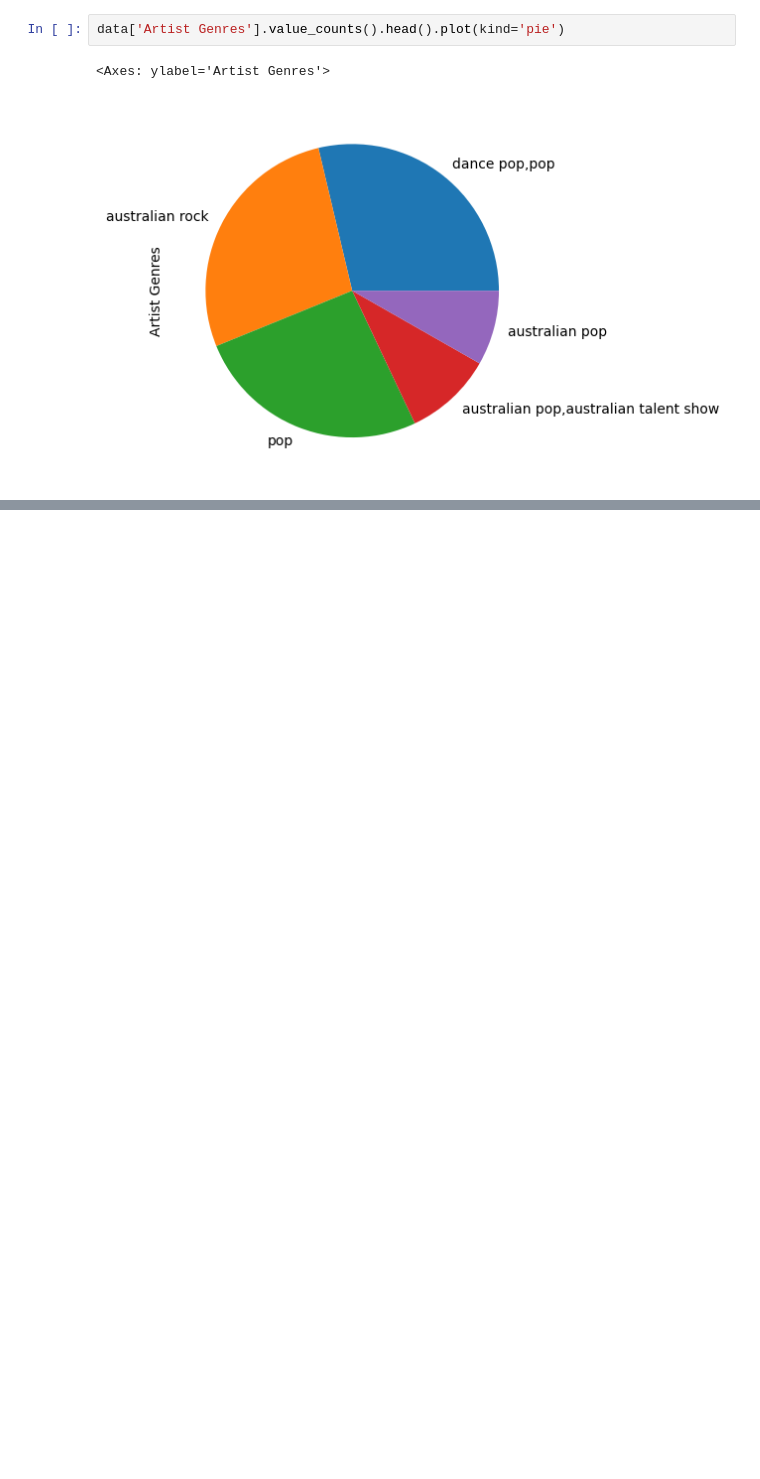
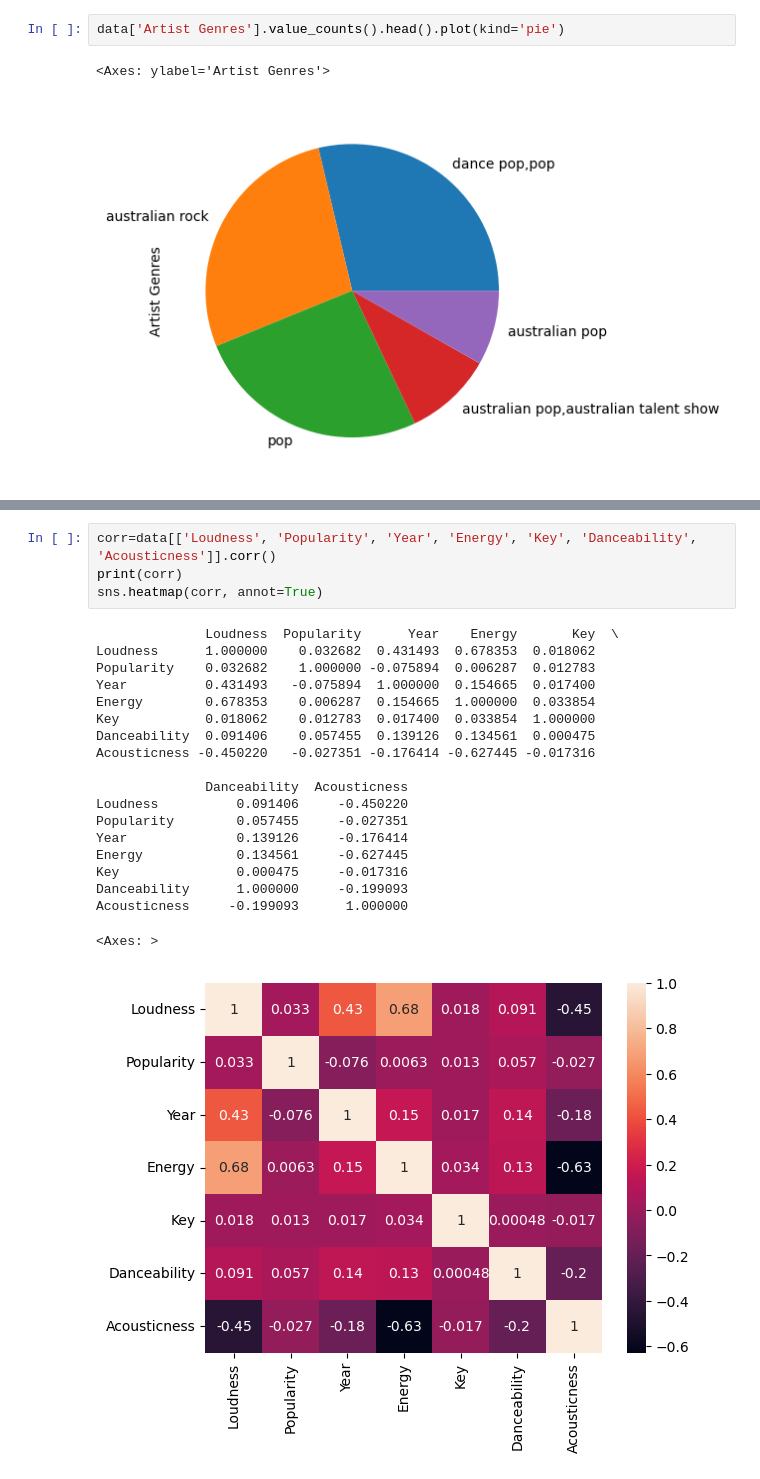
Before and after one commit to jcason5/TP1_SM_JC, a Jupyter notebook: TP1_SM_JC.ipynb, the cells around one changed output, grey strips where cells are left out. Drawn from its saved outputs; the diff is of its cells as text; blank space fills up the shorter version.

```diff
--- a/TP1_SM_JC.ipynb
+++ b/TP1_SM_JC.ipynb
@@ -65,0 +111,24 @@ data['Artist Genres'].value_counts().head().plot(kind='pie')
+# %%
+corr=data[['Loudness', 'Popularity', 'Year', 'Energy', 'Key', 'Danceability', 'Acousticness']].corr()
+print(corr)
+sns.heatmap(corr, annot=True)
+# %% [output]
+              Loudness  Popularity      Year    Energy       Key  \
+Loudness      1.000000    0.032682  0.431493  0.678353  0.018062
+Popularity    0.032682    1.000000 -0.075894  0.006287  0.012783
+Year          0.431493   -0.075894  1.000000  0.154665  0.017400
+Energy        0.678353    0.006287  0.154665  1.000000  0.033854
+Key           0.018062    0.012783  0.017400  0.033854  1.000000
+Danceability  0.091406    0.057455  0.139126  0.134561  0.000475
+Acousticness -0.450220   -0.027351 -0.176414 -0.627445 -0.017316
+
+              Danceability  Acousticness
+Loudness          0.091406     -0.450220
+Popularity        0.057455     -0.027351
+Year              0.139126     -0.176414
+Energy            0.134561     -0.627445
+Key               0.000475     -0.017316
+Danceability      1.000000     -0.199093
+Acousticness     -0.199093      1.000000
+<Axes: >
+[figure, added]
```
Also changed, not shown: parts of 8 cells of this notebook.
